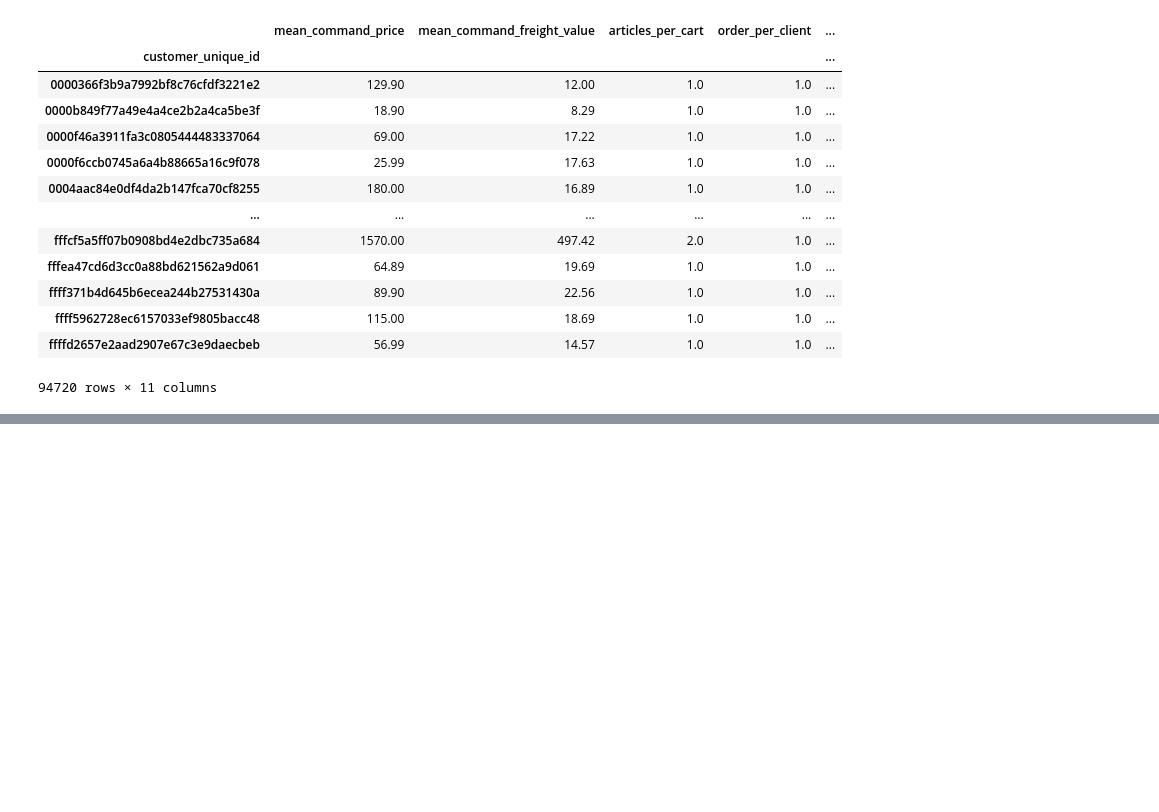
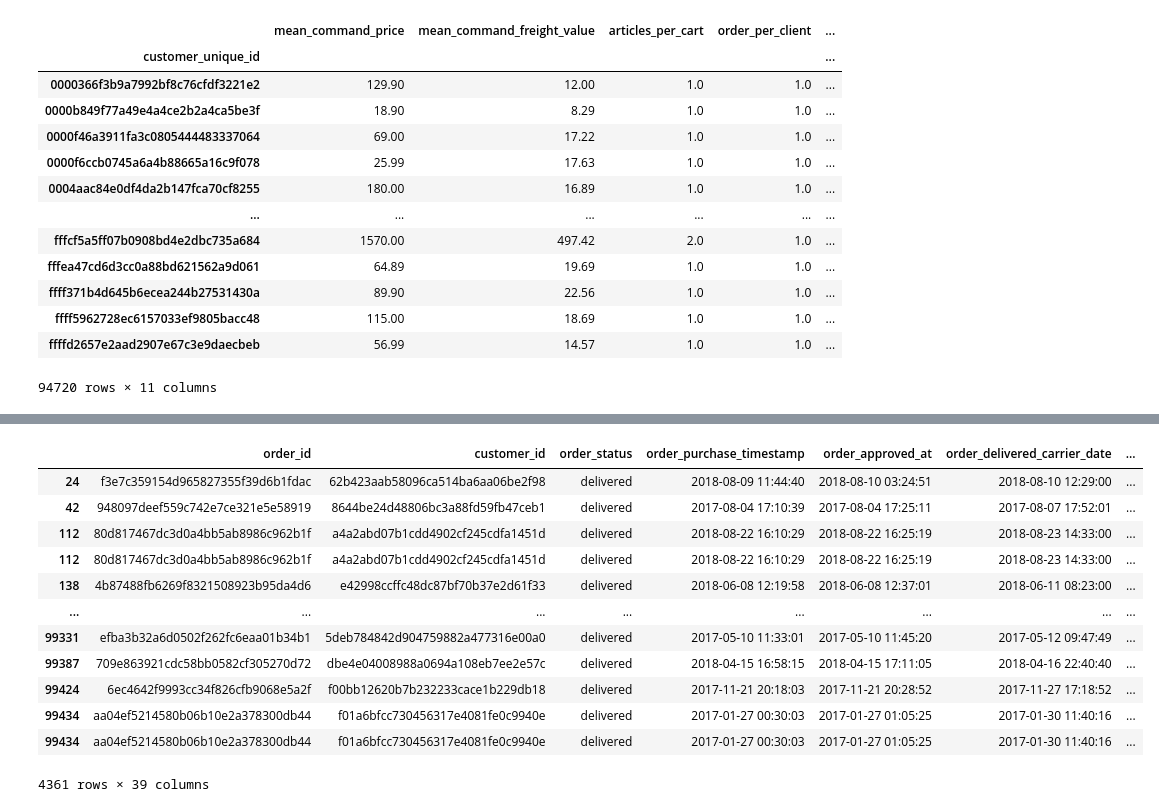
Before and after one commit to JbIPS/ML_Polist, a Jupyter notebook: POLIST_01_nettoyage.ipynb, the cells around one changed output, grey strips where cells are left out. Saved outputs shown, nothing was run; the diff lists cells and outputs as text; code cells hidden in the pictures; blank space fills up the shorter version.

```diff
--- a/POLIST_01_nettoyage.ipynb
+++ b/POLIST_01_nettoyage.ipynb
@@ -796,0 +855,17 @@ dataset
+# %%
+test = dataset_full[['price', 'product_width_cm']] == 25
+dataset_full[test.any(axis=1)]
+# %% [output]
+|  | order_id | customer_id | order_status | order_purchase_timestamp | order_approved_at | order_delivered_carrier_date | ... |
+| 24 | f3e7c359154d965827355f39d6b1fdac | 62b423aab58096ca514ba6aa06be2f98 | delivered | 2018-08-09 11:44:40 | 2018-08-10 03:24:51 | 2018-08-10 12:29:00 | ... |
+| 42 | 948097deef559c742e7ce321e5e58919 | 8644be24d48806bc3a88fd59fb47ceb1 | delivered | 2017-08-04 17:10:39 | 2017-08-04 17:25:11 | 2017-08-07 17:52:01 | ... |
+| 112 | 80d817467dc3d0a4bb5ab8986c962b1f | a4a2abd07b1cdd4902cf245cdfa1451d | delivered | 2018-08-22 16:10:29 | 2018-08-22 16:25:19 | 2018-08-23 14:33:00 | ... |
+| 112 | 80d817467dc3d0a4bb5ab8986c962b1f | a4a2abd07b1cdd4902cf245cdfa1451d | delivered | 2018-08-22 16:10:29 | 2018-08-22 16:25:19 | 2018-08-23 14:33:00 | ... |
+| 138 | 4b87488fb6269f8321508923b95da4d6 | e42998ccffc48dc87bf70b37e2d61f33 | delivered | 2018-06-08 12:19:58 | 2018-06-08 12:37:01 | 2018-06-11 08:23:00 | ... |
+| ... | ... | ... | ... | ... | ... | ... | ... |
+| 99331 | efba3b32a6d0502f262fc6eaa01b34b1 | 5deb784842d904759882a477316e00a0 | delivered | 2017-05-10 11:33:01 | 2017-05-10 11:45:20 | 2017-05-12 09:47:49 | ... |
+| 99387 | 709e863921cdc58bb0582cf305270d72 | dbe4e04008988a0694a108eb7ee2e57c | delivered | 2018-04-15 16:58:15 | 2018-04-15 17:11:05 | 2018-04-16 22:40:40 | ... |
+| 99424 | 6ec4642f9993cc34f826cfb9068e5a2f | f00bb12620b7b232233cace1b229db18 | delivered | 2017-11-21 20:18:03 | 2017-11-21 20:28:52 | 2017-11-27 17:18:52 | ... |
+| 99434 | aa04ef5214580b06b10e2a378300db44 | f01a6bfcc730456317e4081fe0c9940e | delivered | 2017-01-27 00:30:03 | 2017-01-27 01:05:25 | 2017-01-30 11:40:16 | ... |
+| 99434 | aa04ef5214580b06b10e2a378300db44 | f01a6bfcc730456317e4081fe0c9940e | delivered | 2017-01-27 00:30:03 | 2017-01-27 01:05:25 | 2017-01-30 11:40:16 | ... |
+4361 rows × 39 columns
```
Also changed, not shown: parts of 4 cells of this notebook, 4 other files.
